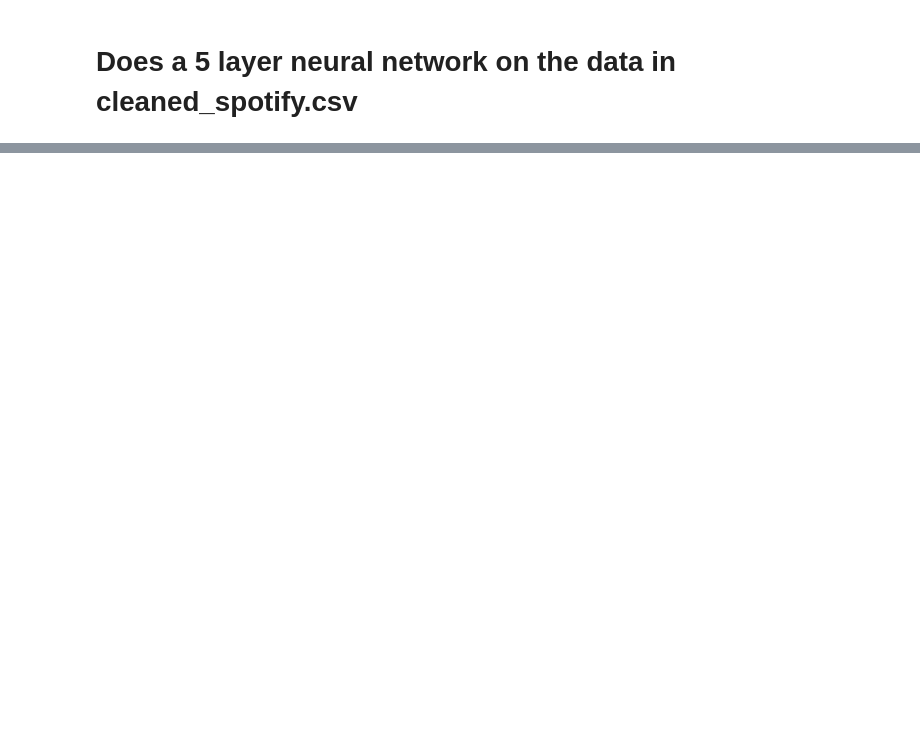
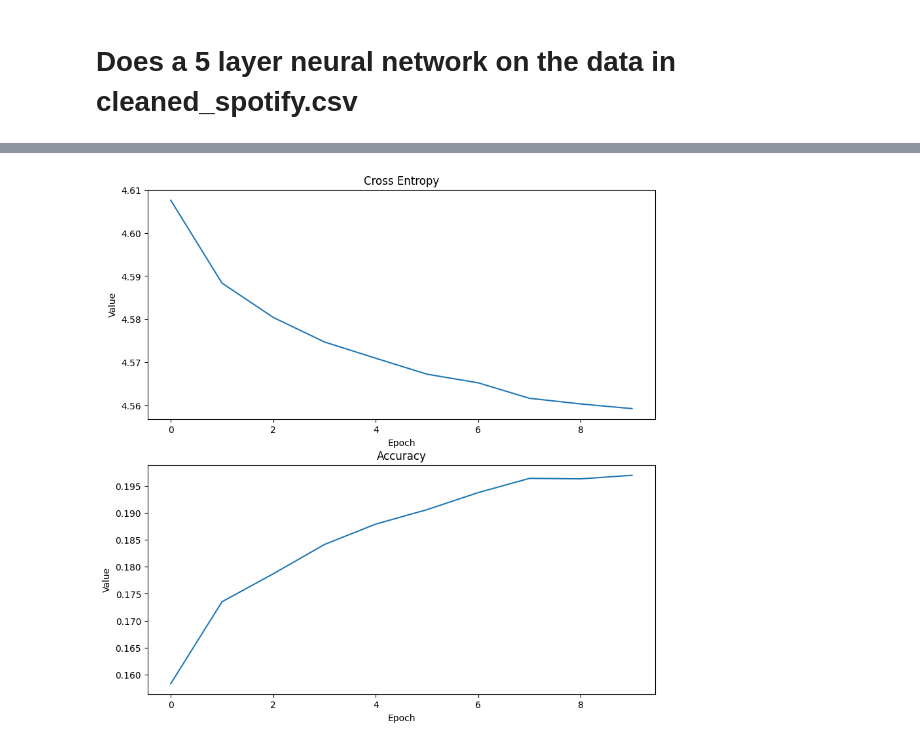
Before and after one commit to ketexon/csm148-spotiflies, a Jupyter notebook: week10_checkin.ipynb, the cells around one changed output, grey strips where cells are left out. Cells and saved outputs as stored; diff of their text form; code cells hidden in the pictures; blank space fills up the shorter version.

```diff
--- a/week10_checkin.ipynb
+++ b/week10_checkin.ipynb
@@ -188,0 +98,11 @@ RuntimeError: view size is not compatible with input tensor's size and stride (a
+# %%
+# Create a PyTorch dataset
+train_dataset = torch.utils.data.TensorDataset(X_train, y_train)
+test_dataset = torch.utils.data.TensorDataset(X_test, y_test)
+val_dataset = torch.utils.data.TensorDataset(X_val, y_val)
+
+# Create a PyTorch dataloader (to enabled batch training)
+batch_size = 32
+train_dataloader = torch.utils.data.DataLoader(train_dataset, batch_size=batch_size, shuffle=True)
+test_dataloader = torch.utils.data.DataLoader(test_dataset, batch_size=batch_size, shuffle=False)
+val_dataloader = torch.utils.data.DataLoader(val_dataset, batch_size=batch_size, shuffle=False)
@@ -188,0 +156,19 @@ RuntimeError: view size is not compatible with input tensor's size and stride (a
+# %%
+# Hyperparameters
+lr = 0.001
+
+# Train the model
+model = Model()
+model.learning_rate = 0.001
+model.train()
+
+trainer = pl.Trainer(
+    max_epochs=10,
+    accelerator='cpu',
+    default_root_dir="w10checkpoints/",
+    accumulate_grad_batches=7
+)
+
+ckpt_path=None
+# ckpt_path="./w10checkpoints/lightning_logs/version_15/checkpoints/epoch=9-step=4080.ckpt"
+trainer.fit(model, train_dataloader, val_dataloader, ckpt_path=ckpt_path)
@@ -188,0 +192,17 @@ RuntimeError: view size is not compatible with input tensor's size and stride (a
+# %%
+# graph the epoch metrics
+import matplotlib.pyplot as plt
+
+fig, ax = plt.subplots(2, 1, figsize=(10, 10))
+ax[0].plot([m['cross_entropy'] for m in model.epoch_metrics.values()])
+ax[0].set_title('Cross Entropy')
+ax[1].plot([m['accuracy'] for m in model.epoch_metrics.values()])
+ax[1].set_title('Accuracy')
+# axes labels
+for a in ax:
+    a.set_xlabel('Epoch')
+    a.set_ylabel('Value')
+
+None
+# %% [output]
+[figure, added]
```
Also changed, not shown: parts of 12 cells of this notebook.
